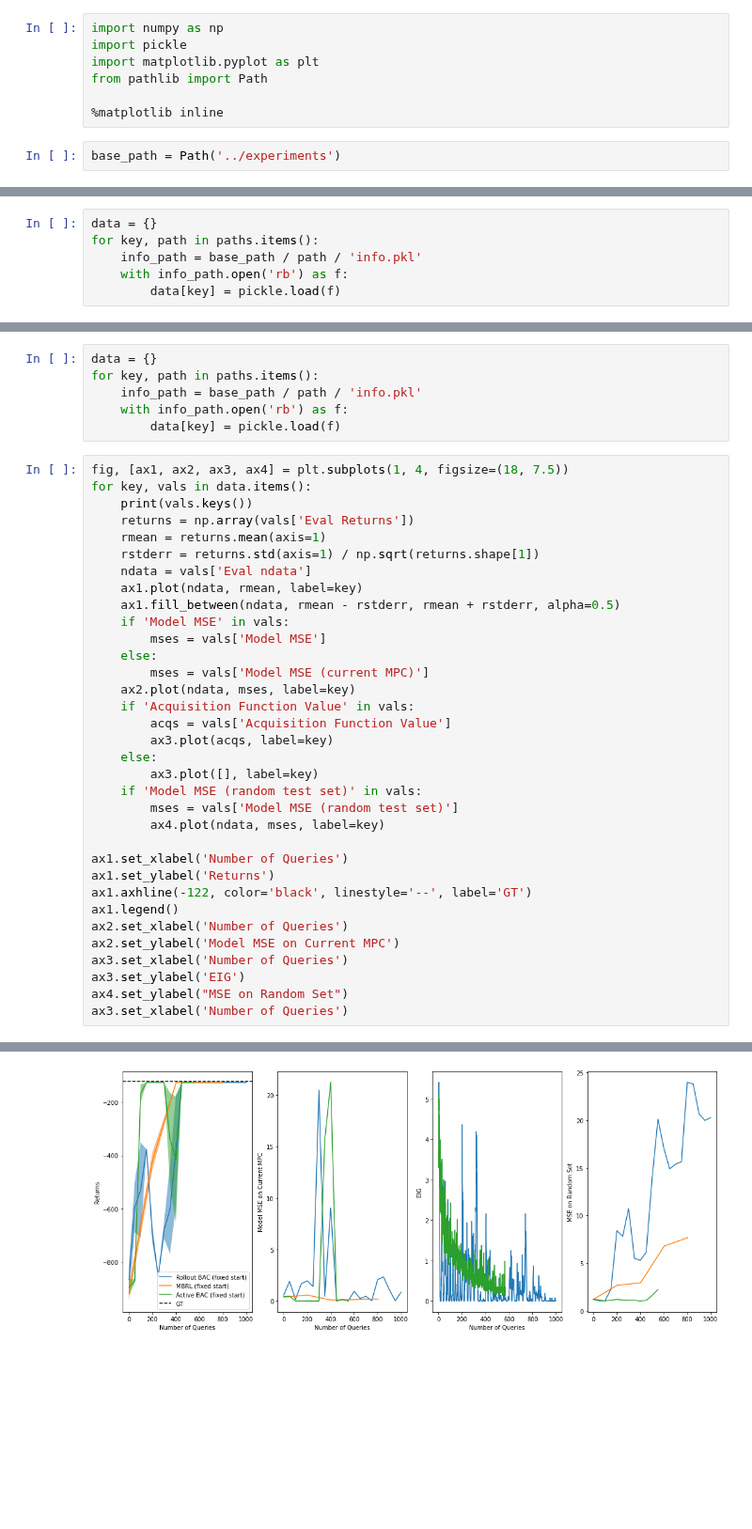
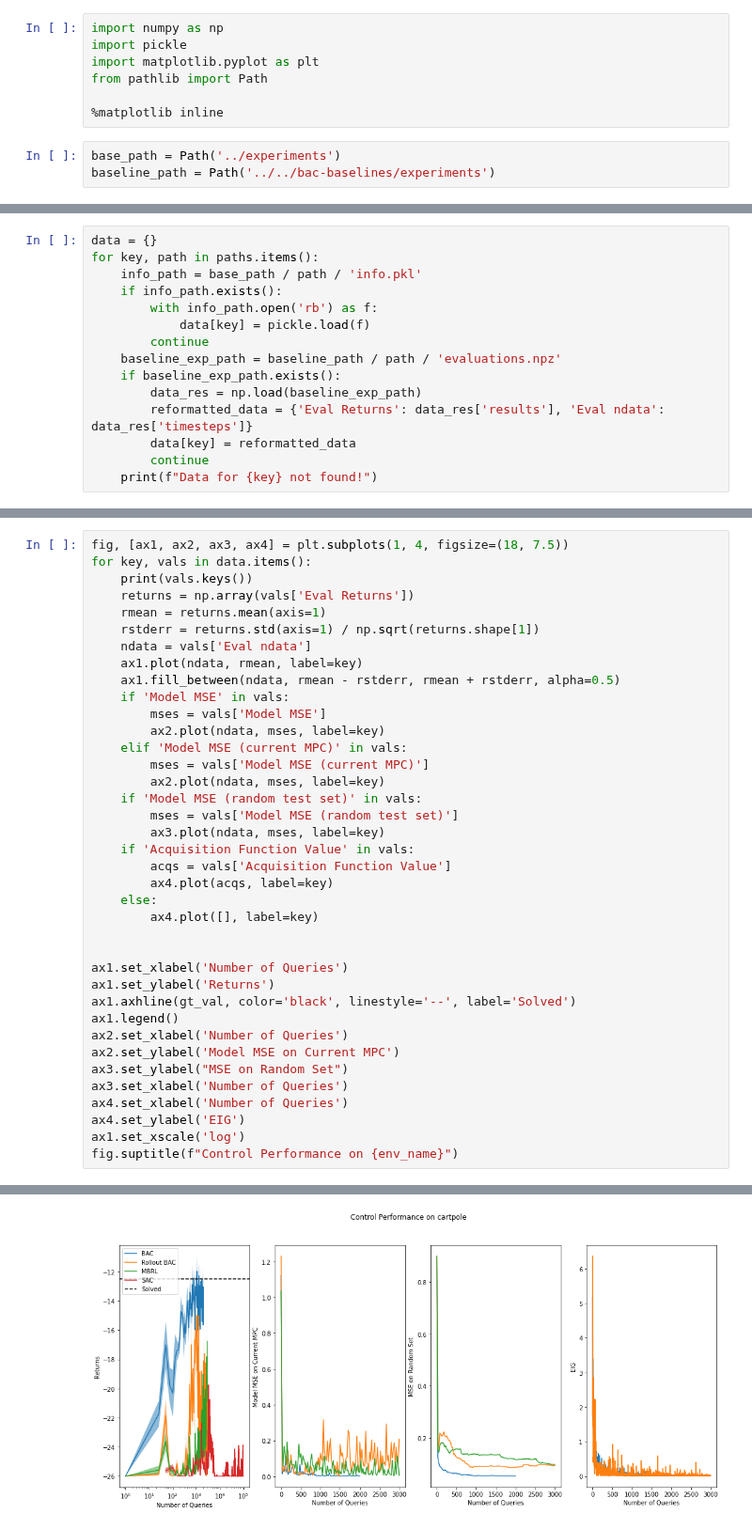
Before and after one commit to fusion-ml/trajectory-information-rl, a Jupyter notebook: notebooks/plot_returns.ipynb, the cells around one changed output, grey strips where cells are left out. Shown at 94% size. Cells and saved outputs as stored; diff of their text form; blank space fills up the shorter version.

```diff
--- a/notebooks/plot_returns.ipynb
+++ b/notebooks/plot_returns.ipynb
@@ -7,3 +7,4 @@ from pathlib import Path
 %matplotlib inline
 # %%
 base_path = Path('../experiments')
+baseline_path = Path('../../bac-baselines/experiments')
@@ -31,5 +65,14 @@ paths = {# 'BAC (seed 12)': 'random_init_12_2021-08-05/10-02-01/',
 data = {}
 for key, path in paths.items():
     info_path = base_path / path / 'info.pkl'
-    with info_path.open('rb') as f:
-        data[key] = pickle.load(f)
+    if info_path.exists():
+        with info_path.open('rb') as f:
+            data[key] = pickle.load(f)
+        continue
+    baseline_exp_path = baseline_path / path / 'evaluations.npz'
+    if baseline_exp_path.exists():
+        data_res = np.load(baseline_exp_path)
+        reformatted_data = {'Eval Returns': data_res['results'], 'Eval ndata': data_res['timesteps']}
+        data[key] = reformatted_data
+        continue
+    print(f"Data for {key} not found!")
@@ -51,9 +79,3 @@ data['Active BAC (fixed start)']['Eval Returns']
-# %%
-data = {}
-for key, path in paths.items():
-    info_path = base_path / path / 'info.pkl'
-    with info_path.open('rb') as f:
-        data[key] = pickle.load(f)
 # %%
 fig, [ax1, ax2, ax3, ax4] = plt.subplots(1, 4, figsize=(18, 7.5))
 for key, vals in data.items():
@@ -66,26 +88,30 @@ for key, vals in data.items():
     ax1.fill_between(ndata, rmean - rstderr, rmean + rstderr, alpha=0.5)
     if 'Model MSE' in vals:
         mses = vals['Model MSE']
-    else:
+        ax2.plot(ndata, mses, label=key)
+    elif 'Model MSE (current MPC)' in vals:
         mses = vals['Model MSE (current MPC)']
-    ax2.plot(ndata, mses, label=key)
+        ax2.plot(ndata, mses, label=key)
+    if 'Model MSE (random test set)' in vals:
+        mses = vals['Model MSE (random test set)']
+        ax3.plot(ndata, mses, label=key)
     if 'Acquisition Function Value' in vals:
         acqs = vals['Acquisition Function Value']
-        ax3.plot(acqs, label=key)
+        ax4.plot(acqs, label=key)
     else:
-        ax3.plot([], label=key)
-    if 'Model MSE (random test set)' in vals:
-        mses = vals['Model MSE (random test set)']
-        ax4.plot(ndata, mses, label=key)
+        ax4.plot([], label=key)
+
 
 ax1.set_xlabel('Number of Queries')
 ax1.set_ylabel('Returns')
-ax1.axhline(-122, color='black', linestyle='--', label='GT')
+ax1.axhline(gt_val, color='black', linestyle='--', label='Solved')
 ax1.legend()
 ax2.set_xlabel('Number of Queries')
 ax2.set_ylabel('Model MSE on Current MPC')
+ax3.set_ylabel("MSE on Random Set")
 ax3.set_xlabel('Number of Queries')
-ax3.set_ylabel('EIG')
-ax4.set_ylabel("MSE on Random Set")
-ax3.set_xlabel('Number of Queries')
+ax4.set_xlabel('Number of Queries')
+ax4.set_ylabel('EIG')
+ax1.set_xscale('log')
+fig.suptitle(f"Control Performance on {env_name}")
 # %% [output]
@@ -96 +123 @@ Text(0.5, 0, 'Number of Queries')
-[figure, old version]
+[figure, new version]
```
Also changed, not shown: parts of 9 cells of this notebook.
